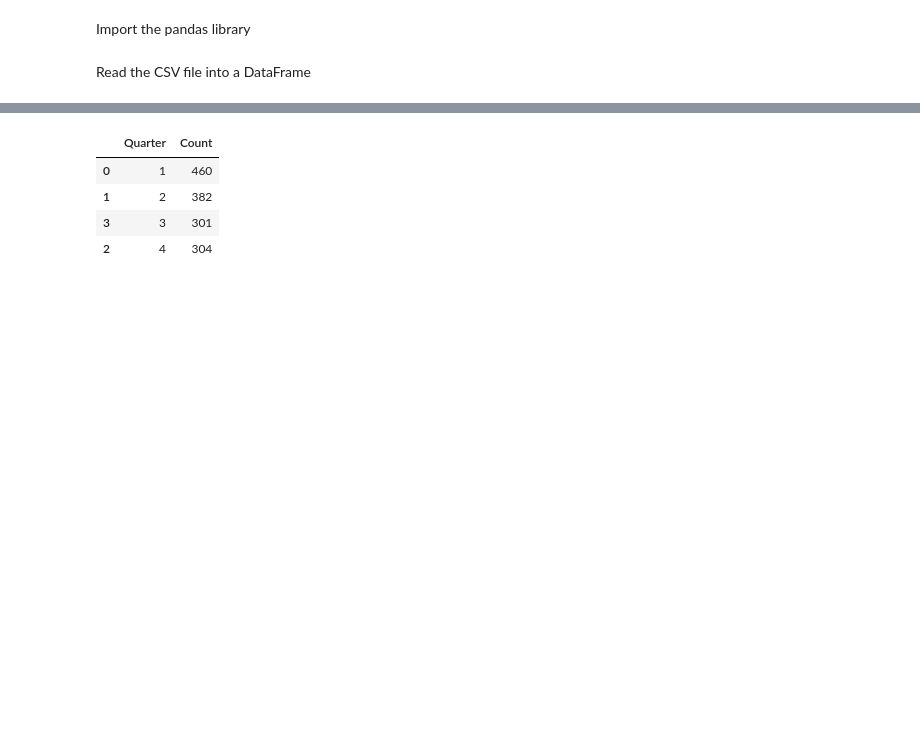
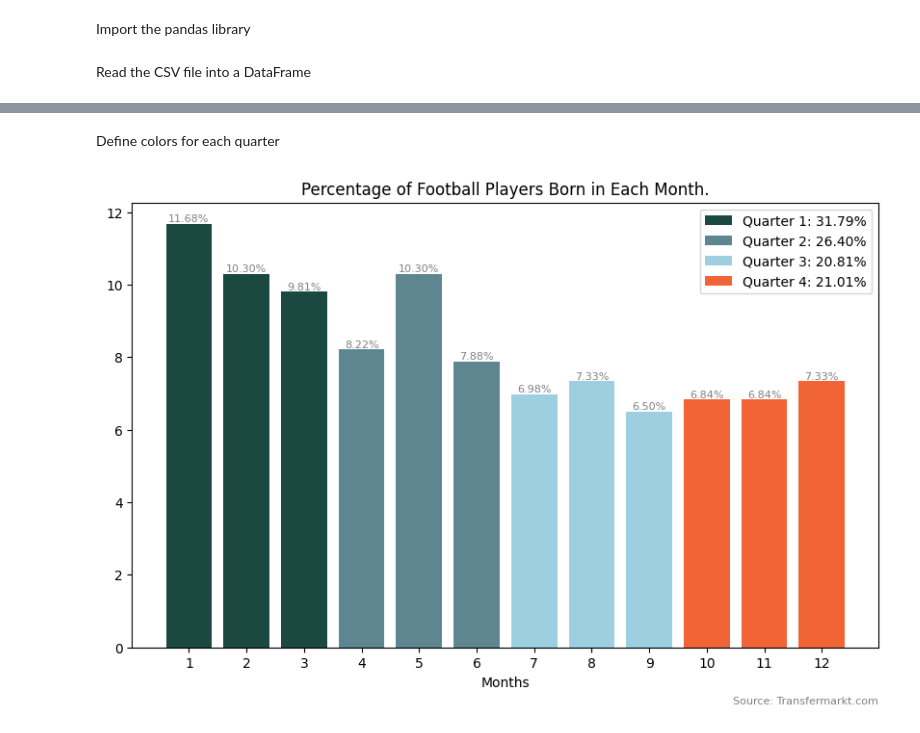
Before and after one commit to Garridot/web_scraping_test, a Jupyter notebook: charts_players.ipynb, the cells around one changed output, grey strips where cells are left out. Saved outputs shown, nothing was run; the diff lists cells and outputs as text; code cells hidden in the pictures; blank space fills up the shorter version.

Commit message:
create bar graph

```diff
--- a/charts_players.ipynb
+++ b/charts_players.ipynb
@@ -27,8 +9,0 @@ quarter_counts.sort_values('Quarter', inplace=True)
-# %%
-quarter_counts
-# %% [output]
-|  | Quarter | Count |
-| 0 | 1 | 460 |
-| 1 | 2 | 382 |
-| 3 | 3 | 301 |
-| 2 | 4 | 304 |
@@ -34,0 +25,2 @@ quarter_counts
+# %% [markdown]
+Define colors for each quarter
@@ -34,0 +34,46 @@ quarter_counts
+# %%
+def create_bar_graph(df,title,source_text ):
+    # Create a bar graph
+    plt.figure(figsize=(10, 6))
+
+    plt.xlabel('Months')
+    plt.title(title)
+    plt.xticks(df['Month'])
+
+    quarter_totals = {}  # To store the total percentage for each quarter
+
+    # Iterate through each month and quarter to set the colors
+    for _, row in df.iterrows():
+        month = int(row['Month'])  # Convert month to integer
+
+        quarter = (month - 1) // 3 + 1
+        color_index = (month - 1) % 3  # Get the index for color within the quarter colors list
+
+        plt.bar(month, row['Percentage'], color=quarter_colors[quarter][color_index], label=f'Month {month}')
+
+        # Add value label above the bar
+        plt.text(month, row['Percentage'], f"{row['Percentage']:.2f}%", ha='center', va='bottom',fontsize=8, color='gray')
+
+        # Update the total percentage for the quarter
+        quarter_totals[quarter] = quarter_totals.get(quarter, 0) + row['Percentage']
+
+    # Create a custom legend for quarter colors with total percentage
+    quarters = df['Month'].apply(lambda x: (x - 1) // 3 + 1).unique()
+    legend_handles = []
+    for q in quarters:
+        quarter_label = f'Quarter {q}: {quarter_totals[q]:.2f}%'
+        handle = plt.Rectangle((0, 0), 1, 1, fc=quarter_colors[q][0], label=quarter_label)
+        legend_handles.append(handle)
+
+    plt.legend(handles=legend_handles, loc='upper right')
+
+    # Add a source to the graph
+    plt.text(1, -0.12, source_text, ha='right', va='center', transform=plt.gca().transAxes, fontsize=8, color='gray')
+
+    return plt.show()
+# %%
+football_players_df    = percentage_born_in_each_month(football_players_df)
+football_players_graph = create_bar_graph(football_players_df,title="Percentage of Football Players Born in Each Month.",source_text="Source: Transfermarkt.com")
+football_players_graph
+# %% [output]
+[figure, added]
```
Also changed, not shown: parts of 12 cells of this notebook.
